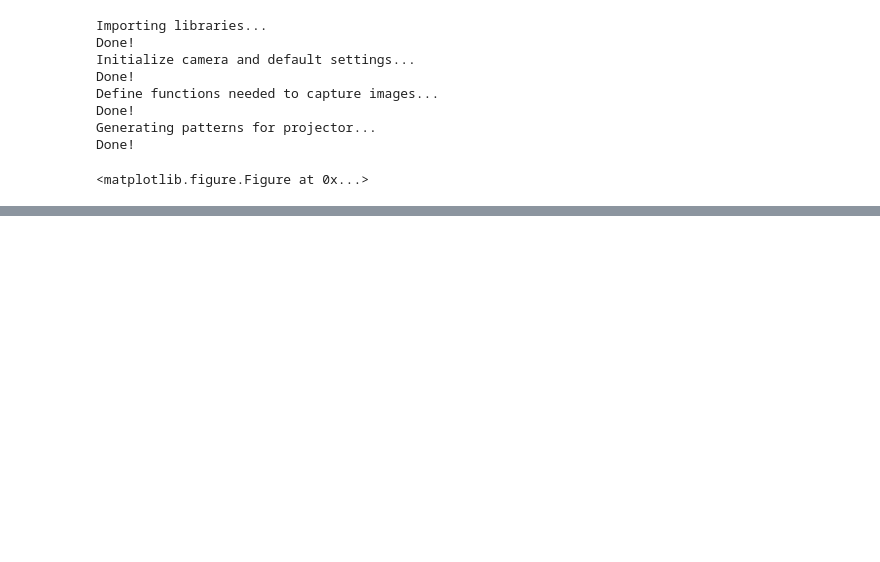
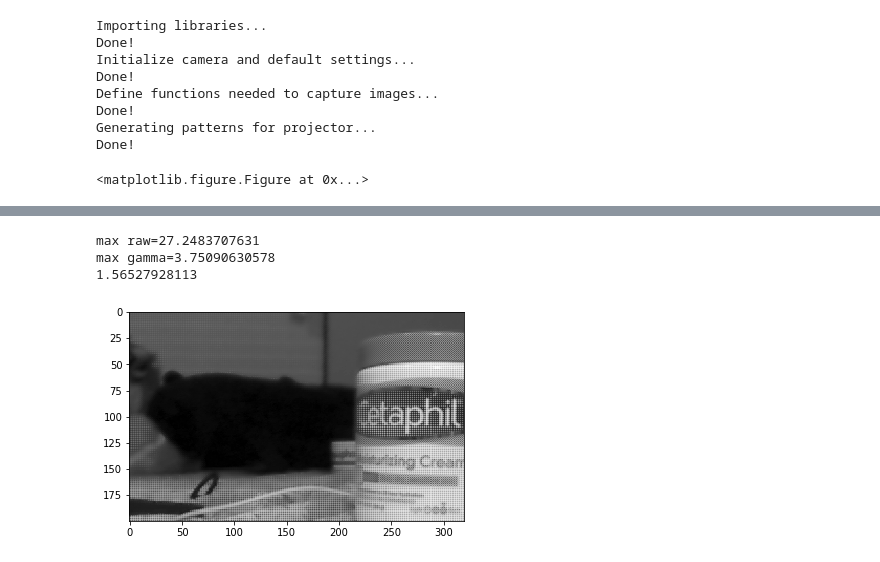
Before and after one commit to lzmunch/beaglebone-imaging, a Jupyter notebook: notebook/part5_3_hdr.ipynb, the cells around one changed output, grey strips where cells are left out. Saved outputs shown, nothing was run; the diff lists cells and outputs as text; code cells hidden in the pictures; blank space fills up the shorter version.

Commit message:
added tone mapping, some clean up

```diff
--- a/notebook/part5_3_hdr.ipynb
+++ b/notebook/part5_3_hdr.ipynb
@@ -338,0 +316,13 @@ exposure_times
+# %%
+# Do gamma tone-mapping
+gamma = 0.4
+toned = tone_map(new_image, gamma,1)
+print("max raw=" + str(numpy.amax(new_image)))
+print("max gamma=" + str(numpy.amax(toned)))
+print(toned[5][5])
+plt.imshow(toned); plt.show();
+# %% [output]
+max raw=27.2483707631
+max gamma=3.75090630578
+1.56527928113
+[figure, added]
```
Also changed, not shown: parts of 26 cells of this notebook.
